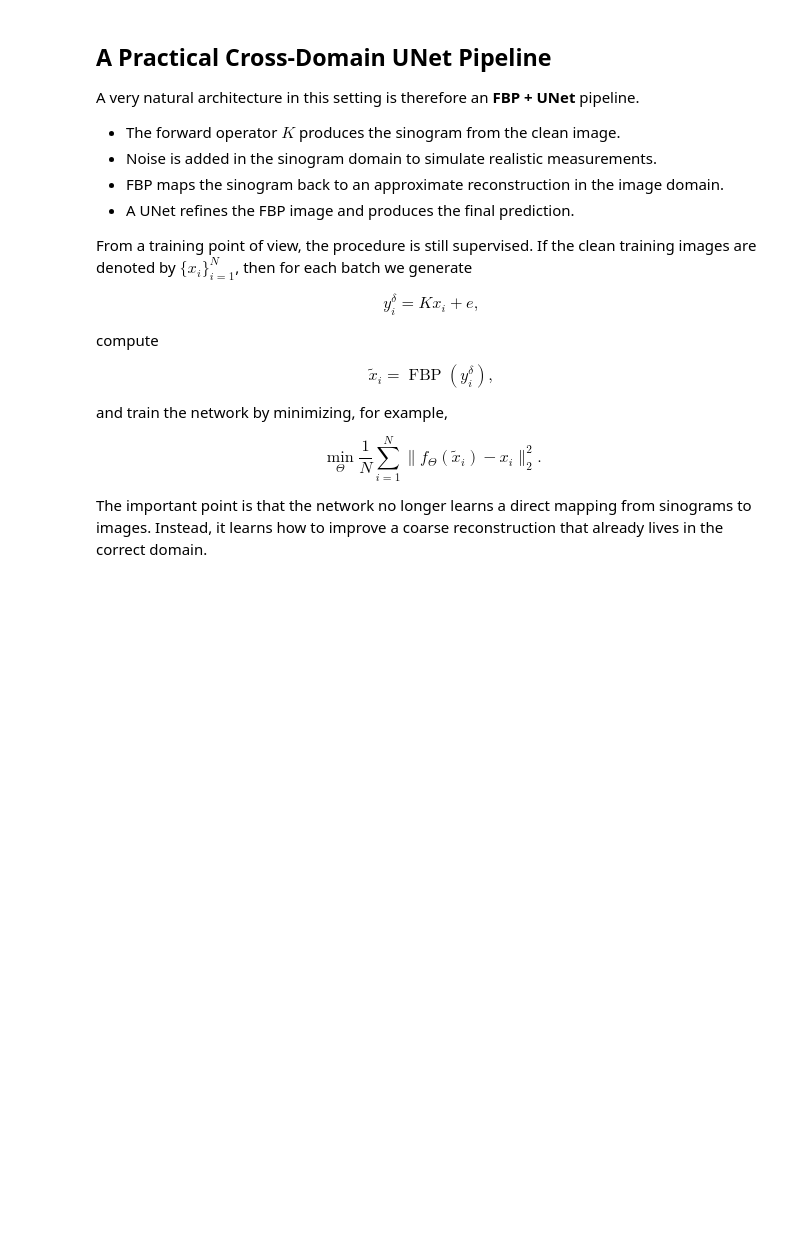
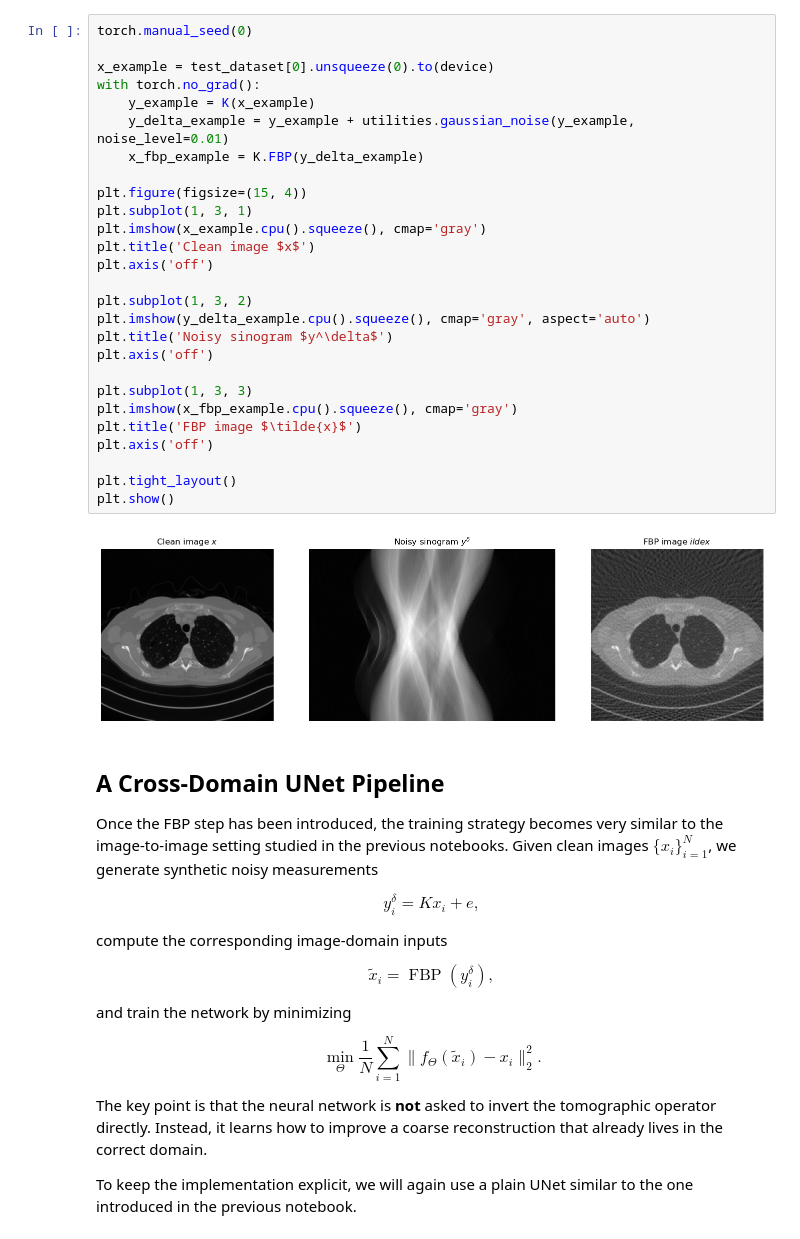
Before and after one commit to devangelista2/computational-imaging, a Jupyter notebook: years/2025-26/_build/jupyter_execute/end-to-end/crossdomain.ipynb, the cells around one changed output. Drawn from its saved outputs; the diff is of its cells as text; blank space fills up the shorter version.

```diff
--- a/years/2025-26/_build/jupyter_execute/end-to-end/crossdomain.ipynb
+++ b/years/2025-26/_build/jupyter_execute/end-to-end/crossdomain.ipynb
@@ -53,29 +129,53 @@ In this architecture, the analytical operator handles the domain conversion, whi
+# %%
+torch.manual_seed(0)
+
+x_example = test_dataset[0].unsqueeze(0).to(device)
+with torch.no_grad():
+    y_example = K(x_example)
+    y_delta_example = y_example + utilities.gaussian_noise(y_example, noise_level=0.01)
+    x_fbp_example = K.FBP(y_delta_example)
+
+plt.figure(figsize=(15, 4))
+plt.subplot(1, 3, 1)
+plt.imshow(x_example.cpu().squeeze(), cmap='gray')
+plt.title('Clean image $x$')
+plt.axis('off')
+
+plt.subplot(1, 3, 2)
+plt.imshow(y_delta_example.cpu().squeeze(), cmap='gray', aspect='auto')
+plt.title('Noisy sinogram $y^\delta$')
+plt.axis('off')
+
+plt.subplot(1, 3, 3)
+plt.imshow(x_fbp_example.cpu().squeeze(), cmap='gray')
+plt.title('FBP image $\tilde{x}$')
+plt.axis('off')
+
+plt.tight_layout()
+plt.show()
+# %% [output]
+[figure, added]
 # %% [markdown]
-## A Practical Cross-Domain UNet Pipeline
+## A Cross-Domain UNet Pipeline
 
-A very natural architecture in this setting is therefore an **FBP + UNet** pipeline.
-
-- The forward operator $K$ produces the sinogram from the clean image.
-- Noise is added in the sinogram domain to simulate realistic measurements.
-- FBP maps the sinogram back to an approximate reconstruction in the image domain.
-- A UNet refines the FBP image and produces the final prediction.
-
-From a training point of view, the procedure is still supervised. If the clean training images are denoted by $\{x_i\}_{i=1}^N$, then for each batch we generate
+Once the FBP step has been introduced, the training strategy becomes very similar to the image-to-image setting studied in the previous notebooks. Given clean images $\{x_i\}_{i=1}^N$, we generate synthetic noisy measurements
 
 $$
     y_i^\delta = Kx_i + e,
 $$
 
-compute
+compute the corresponding image-domain inputs
 
 $$
     \tilde{x}_i = \operatorname{FBP}(y_i^\delta),
 $$
 
-and train the network by minimizing, for example,
+and train the network by minimizing
 
 $$
     \min_\Theta \frac{1}{N} \sum_{i=1}^N \|f_\Theta(\tilde{x}_i) - x_i\|_2^2.
 $$
 
-The important point is that the network no longer learns a direct mapping from sinograms to images. Instead, it learns how to improve a coarse reconstruction that already lives in the correct domain.
+The key point is that the neural network is **not** asked to invert the tomographic operator directly. Instead, it learns how to improve a coarse reconstruction that already lives in the correct domain.
+
+To keep the implementation explicit, we will again use a plain UNet similar to the one introduced in the previous notebook.
```
Also changed, not shown: parts of 17 cells of this notebook, 31 other files.
